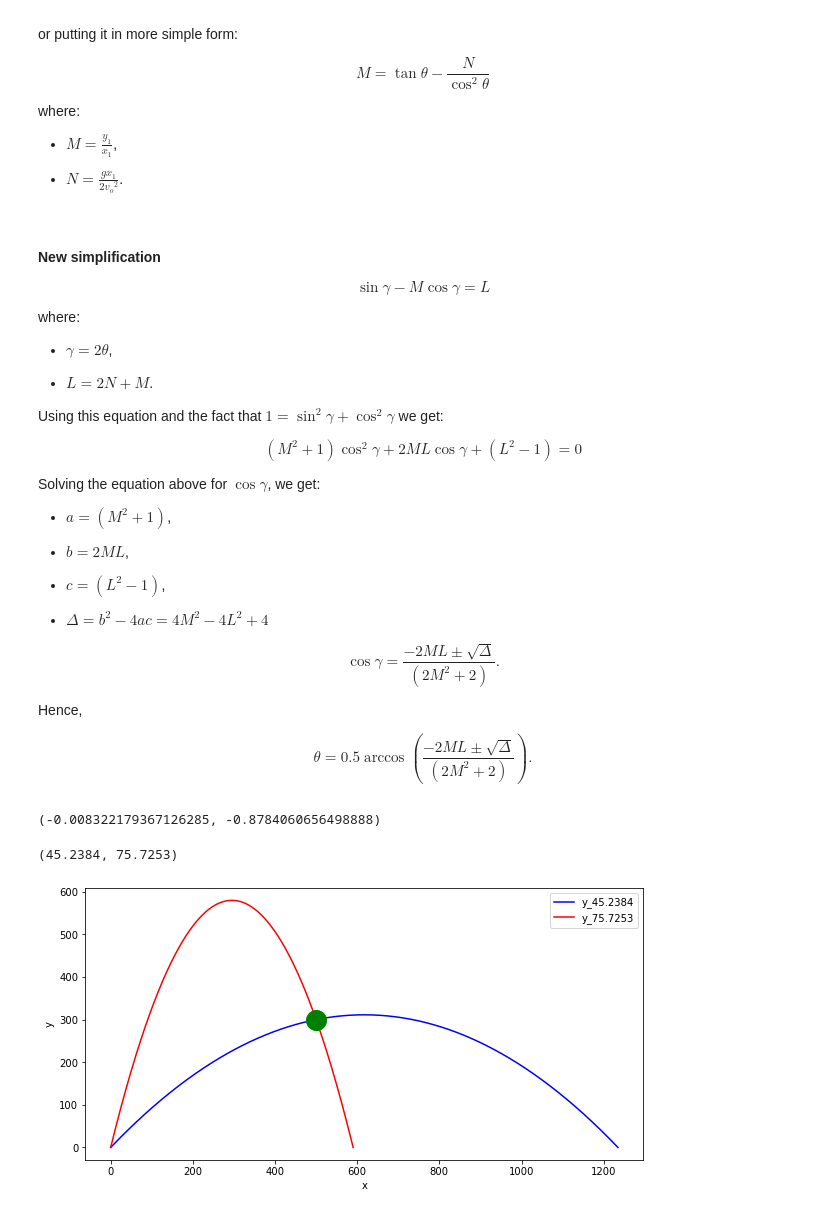
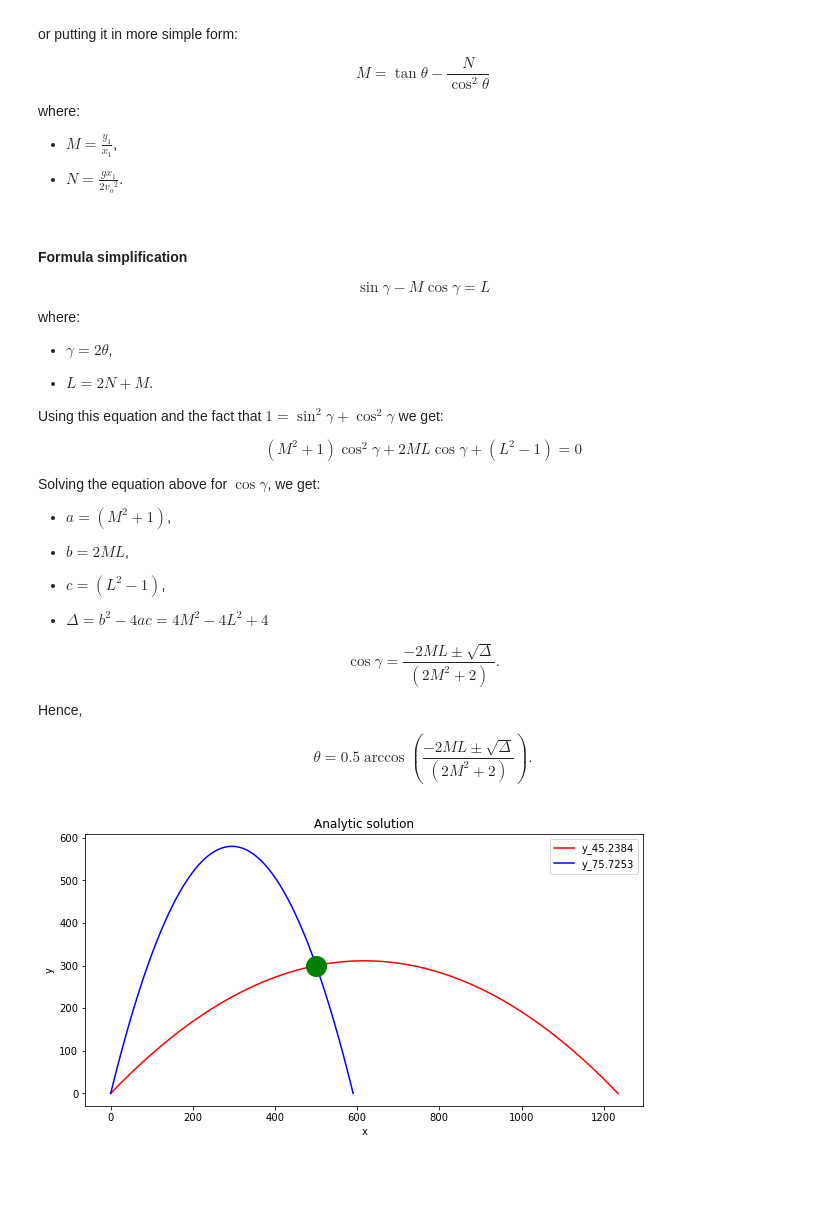
Before and after one commit to felipessalvatore/it, a Jupyter notebook: notebooks/4_ballistic_trajectories.ipynb, the cells around one changed output. Saved outputs shown, nothing was run; the diff lists cells and outputs as text; code cells hidden in the pictures; blank space fills up the shorter version.

```diff
--- a/notebooks/4_ballistic_trajectories.ipynb
+++ b/notebooks/4_ballistic_trajectories.ipynb
@@ -57,6 +56,9 @@ mortar_vo=110
 # %%
 def d2r(theta):
     return math.radians(theta)
+
+def r2d(theta):
+    return math.degrees(theta)
 
 def yt(t, theta, vo):
     car = vo*np.sin(d2r(theta))*t
@@ -338,7 +296,7 @@ where:
 
 - $N =\frac{g x_1}{2{v_o}^2}$.
 # %% [markdown]
-#### New simplification
+#### Formula simplification
 
 
 $$
@@ -377,45 +335,39 @@ Hence,
 $$
 \theta = 0.5 \arccos \left(\frac{-2ML \pm \sqrt{\Delta}}{(2M^2+2)}\right).
 $$
-# %%
-M = y1/x1
-N = (G*x1)/(2*np.power(v0,2))
-# theta_ = d2r(theta)
-# res1 = (np.tan(theta_) - N*(1/np.power(np.cos(theta_),2)))
-# np.abs(M - res1)
-
-L = (2*N + M)
-a = (np.power(M,2) + 1)
-b = 2*M*L
-c = (np.power(L,2) - 1)
-delta = (np.power(b,2) - (4*a*c))
-sol1 = (-b + np.sqrt(delta))/(2*a)
-sol2 = (-b - np.sqrt(delta))/(2*a)
-
-sol1, sol2
-# %% [output]
-(-0.008322179367126285, -0.8784060656498888)
-# %%
-t1 = np.round(math.degrees(np.arccos(sol1))/2,4)
-t2 = np.round(math.degrees(np.arccos(sol2))/2,4)
-t1,t2
-# %% [output]
-(45.2384, 75.7253)
 # %%
+def an_get_theta_xy(x1,y1,vo):
+    M = y1/x1
+    N = (G*x1)/(2*np.power(v0,2))
+    L = (2*N + M)
+    a = (np.power(M,2) + 1)
+    b = 2*M*L
+    c = (np.power(L,2) - 1)
+    delta = (np.power(b,2) - (4*a*c))
+    sol1 = (-b + np.sqrt(delta))/(2*a)
+    sol2 = (-b - np.sqrt(delta))/(2*a)
+    theta1 = r2d(np.arccos(sol1))/2
+    theta2 = r2d(np.arccos(sol2))/2
+    return theta1, theta2, delta
+
+t1,t2,delta = an_get_theta_xy(x1=x1,y1=y1,vo=v0)
+
 exp1 = run_exp(theta=t1, vo=v0, num_t=num_t)
 exp2 = run_exp(theta=t2, vo=v0, num_t=num_t)
 
 figsize=(10, 5)
 fig, ax = plt.subplots(figsize=figsize)
 
-suf = "_{}".format(t1)
-exp1.add_suffix(suf).set_index("x"+suf)[["y"+suf]].plot(ax=ax, color="b");
+suf = "_{:.4f}".format(t1)
+exp1.add_suffix(suf).set_index("x"+suf)[["y"+suf]].plot(ax=ax, color="r");
 
-suf = "_{}".format(t2)
-exp2.add_suffix(suf).set_index("x"+suf)[["y"+suf]].plot(ax=ax, color="r");
+suf = "_{:.4f}".format(t2)
+exp2.add_suffix(suf).set_index("x"+suf)[["y"+suf]].plot(ax=ax, color="b");
 
 plt.plot([x1], [y1], marker="o", markersize=20, markeredgecolor="g", markerfacecolor="green")
 plt.xlabel('x');
 plt.ylabel('y');
+msg = "Analytic solution"
+plt.title(msg);
 # %% [output]
-[figure, old version]
+[figure, new version]
```
Also changed, not shown: parts of 23 cells of this notebook.
